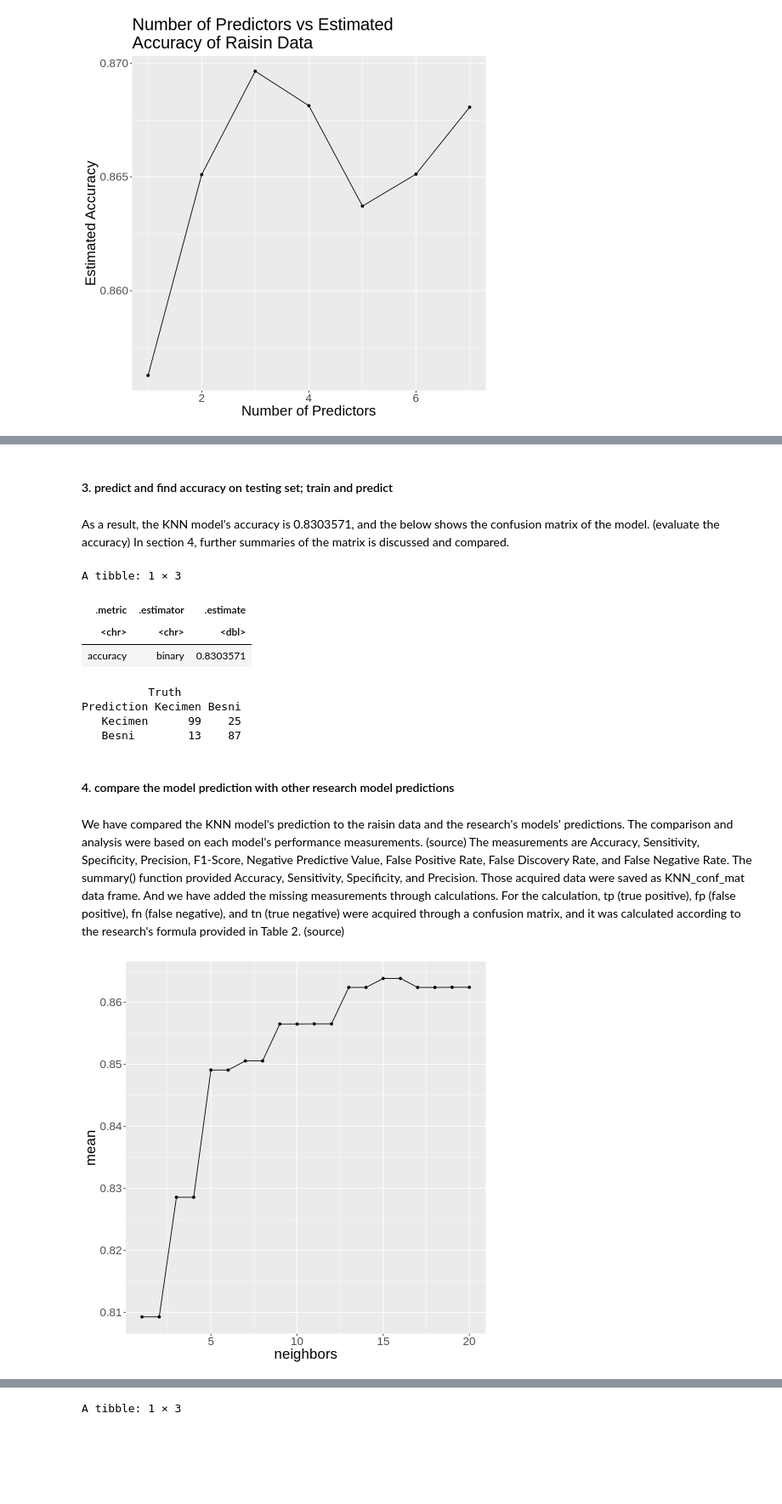
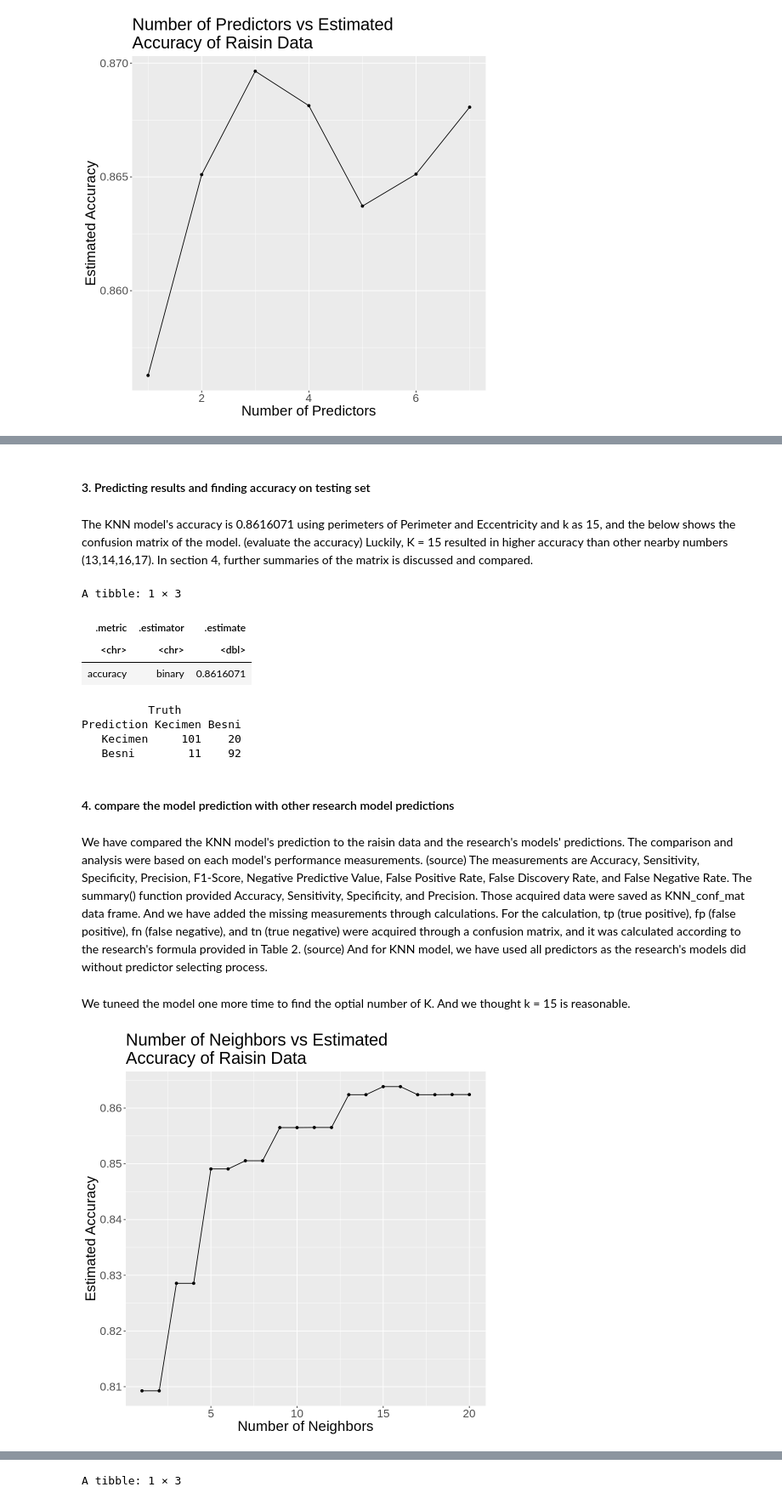
Before and after one commit to dylankim990/DSCI100_Group_1, a Jupyter notebook: MainDataAnalysis.ipynb, the cells around one changed output, grey strips where cells are left out. Shown at 85% size. Drawn from its saved outputs; the diff is of its cells as text; code cells hidden in the pictures; blank space fills up the shorter version.

```diff
--- a/MainDataAnalysis.ipynb
+++ b/MainDataAnalysis.ipynb
@@ -165,11 +164,11 @@ ggplot(filtered_raisin_workflow, aes(x = neighbors, y = mean)) +
 # %% [markdown]
-#### 3. predict and find accuracy on testing set; train and predict
+#### 3. Predicting results and finding accuracy on testing set
 # %% [markdown]
-As a result, the KNN model's accuracy is 0.8303571, and the below shows the confusion matrix of the model. (evaluate the accuracy)
+The KNN model's accuracy is 0.8616071 using perimeters of Perimeter and Eccentricity and k as 15, and the below shows the confusion matrix of the model. (evaluate the accuracy) Luckily, K = 15 resulted in higher accuracy than other nearby numbers (13,14,16,17).
 In section 4, further summaries of the matrix is discussed and compared.
 # %%
 set.seed(5805)
-raisin_best_spec <- nearest_neighbor(weight_func = "rectangular", neighbors = 11) %>%
+raisin_best_spec <- nearest_neighbor(weight_func = "rectangular", neighbors = 15) %>%
     set_engine("kknn") %>%
     set_mode("classification")
 
@@ -194,39 +193,43 @@ raisin_conf_mat
 A tibble: 1 × 3
 | .metric | .estimator | .estimate |
 | <chr> | <chr> | <dbl> |
-| accuracy | binary | 0.8303571 |
+| accuracy | binary | 0.8616071 |
           Truth
 Prediction Kecimen Besni
-   Kecimen      99    25
-   Besni        13    87
+   Kecimen     101    20
+   Besni        11    92
 # %% [markdown]
 #### 4. compare the model prediction with other research model predictions
 # %% [markdown]
-We have compared the KNN model's prediction to the raisin data and the research's models' predictions. The comparison and analysis were based on each model's performance measurements. (source) The measurements are Accuracy, Sensitivity, Specificity, Precision, F1-Score, Negative Predictive Value, False Positive Rate, False Discovery Rate, and False Negative Rate. The summary() function provided Accuracy, Sensitivity, Specificity, and Precision. Those acquired data were saved as KNN_conf_mat data frame. And we have added the missing measurements through calculations. For the calculation, tp (true positive), fp (false positive), fn (false negative), and tn (true negative) were acquired through a confusion matrix, and it was calculated according to the research's formula provided in Table 2. (source)
+We have compared the KNN model's prediction to the raisin data and the research's models' predictions. The comparison and analysis were based on each model's performance measurements. (source) The measurements are Accuracy, Sensitivity, Specificity, Precision, F1-Score, Negative Predictive Value, False Positive Rate, False Discovery Rate, and False Negative Rate. The summary() function provided Accuracy, Sensitivity, Specificity, and Precision. Those acquired data were saved as KNN_conf_mat data frame. And we have added the missing measurements through calculations. For the calculation, tp (true positive), fp (false positive), fn (false negative), and tn (true negative) were acquired through a confusion matrix, and it was calculated according to the research's formula provided in Table 2. (source) And for KNN model, we have used all predictors as the research's models did without predictor selecting process.
+# %% [markdown]
+We tuneed the model one more time to find the optial number of K. And we thought k = 15 is reasonable.
 # %%
 set.seed(5805)
 raisin_spec <- nearest_neighbor(weight_func = "rectangular", neighbors = tune()) %>%
     set_engine("kknn") %>%
     set_mode("classification")
 
 raisin_recipe <- recipe(Class ~ ., data = raisin_training) %>%
     step_scale(all_predictors()) %>%
     step_center(all_predictors())
 
 onetotwenty <- tibble(neighbors = seq(1,30))
 raisin_vfold <- vfold_cv(raisin_training, v = 5, strata = Class)
 
 raisin_workflow <- workflow() %>%
     add_recipe(raisin_recipe) %>%
     add_model(raisin_spec) %>%
     tune_grid(resamples = raisin_vfold, grid = onetotwenty) %>%
     collect_metrics() %>%
     filter(.metric == "accuracy")
 
 filtered_raisin_workflow <- filter(raisin_workflow, neighbors <= 20)
 ggplot(filtered_raisin_workflow, aes(x = neighbors, y = mean)) +
     geom_point() +
     geom_line() +
-    theme(text = element_text(size = 20))
+    theme(text = element_text(size = 20)) +
+    labs(x = "Number of Neighbors", y = "Estimated Accuracy", title = "Number of Neighbors vs Estimated
+Accuracy of Raisin Data")
 # %% [output]
-[figure, old version]
+[figure, new version]
```
Also changed, not shown: parts of 12 cells of this notebook.
